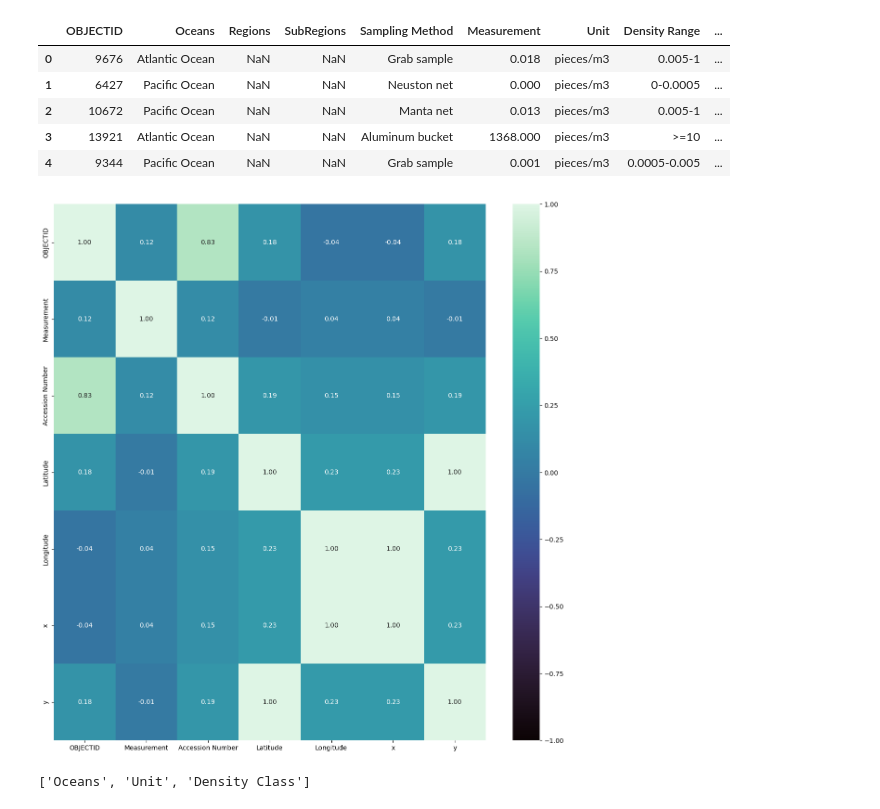
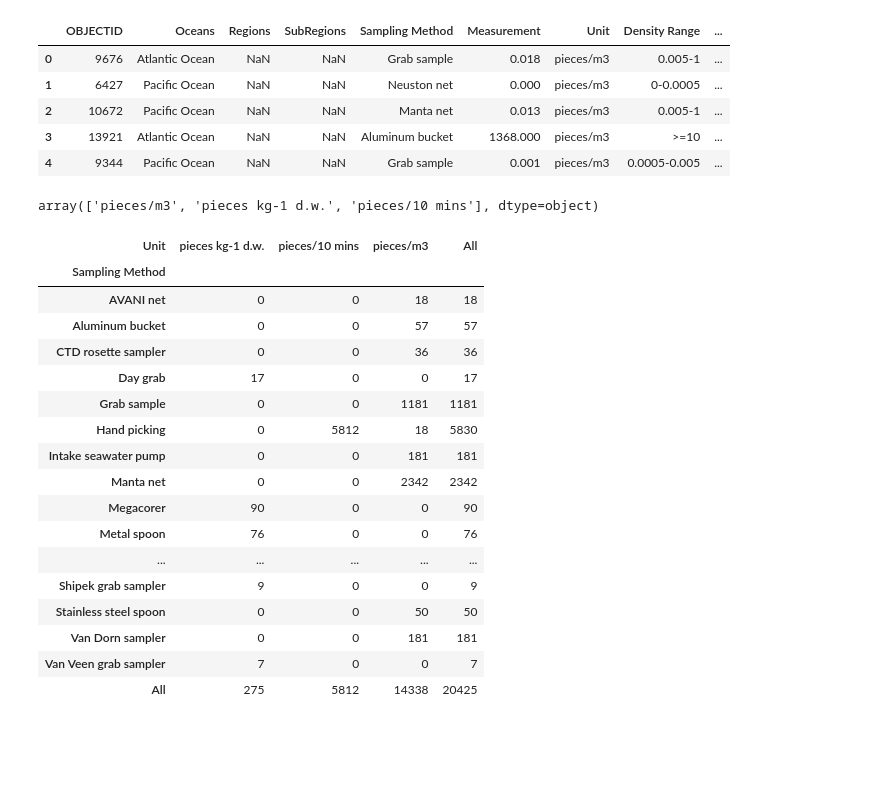
Before and after one commit to isamanero/MyPortfolio, a Jupyter notebook: Data_Analytics/Microplastics.ipynb, the cells around one changed output. Cells and saved outputs as stored; diff of their text form; code cells hidden in the pictures; blank space fills up the shorter version.

```diff
--- a/Data_Analytics/Microplastics.ipynb
+++ b/Data_Analytics/Microplastics.ipynb
@@ -257,13 +282,0 @@ df_mp.head()
-# %%
-correlacion = df_mp.corr(numeric_only=True)
-plt.figure(figsize = (15, 15))
-
-# creamos un heatmap con la máscara correlación
-sns.heatmap(correlacion,
-            annot = True,
-            fmt = ".2f",
-            cmap = "mako",
-            vmax = 1,
-            vmin = -1);
-# %% [output]
-[figure, removed]
@@ -274,4 +283,28 @@ cat_cols = [col for col in df_mp.select_dtypes(include=['object', 'category']).c
-# %%
-cat_cols
-# %% [output]
-['Oceans', 'Unit', 'Density Class']
+# %%
+df_mp["Unit"].unique()
+# %% [output]
+array(['pieces/m3', 'pieces kg-1 d.w.', 'pieces/10 mins'], dtype=object)
+# %%
+# saber a que método corresponden las medidas
+# Tabla de contingencia entre Métodos y Unidades de Medida
+contingencia = pd.crosstab(df_mp['Sampling Method'], df_mp['Unit'], margins=True)
+display(contingencia)
+# %% [output]
+| Unit | pieces kg-1 d.w. | pieces/10 mins | pieces/m3 | All |
+| Sampling Method |  |  |  |  |
+| AVANI net | 0 | 0 | 18 | 18 |
+| Aluminum bucket | 0 | 0 | 57 | 57 |
+| CTD rosette sampler | 0 | 0 | 36 | 36 |
+| Day grab | 17 | 0 | 0 | 17 |
+| Grab sample | 0 | 0 | 1181 | 1181 |
+| Hand picking | 0 | 5812 | 18 | 5830 |
+| Intake seawater pump | 0 | 0 | 181 | 181 |
+| Manta net | 0 | 0 | 2342 | 2342 |
+| Megacorer | 90 | 0 | 0 | 90 |
+| Metal spoon | 76 | 0 | 0 | 76 |
+| ... | ... | ... | ... | ... |
+| Shipek grab sampler | 9 | 0 | 0 | 9 |
+| Stainless steel spoon | 0 | 0 | 50 | 50 |
+| Van Dorn sampler | 0 | 0 | 181 | 181 |
+| Van Veen grab sampler | 7 | 0 | 0 | 7 |
+| All | 275 | 5812 | 14338 | 20425 |
```
Also changed, not shown: parts of 28 cells of this notebook, 1 other file.
